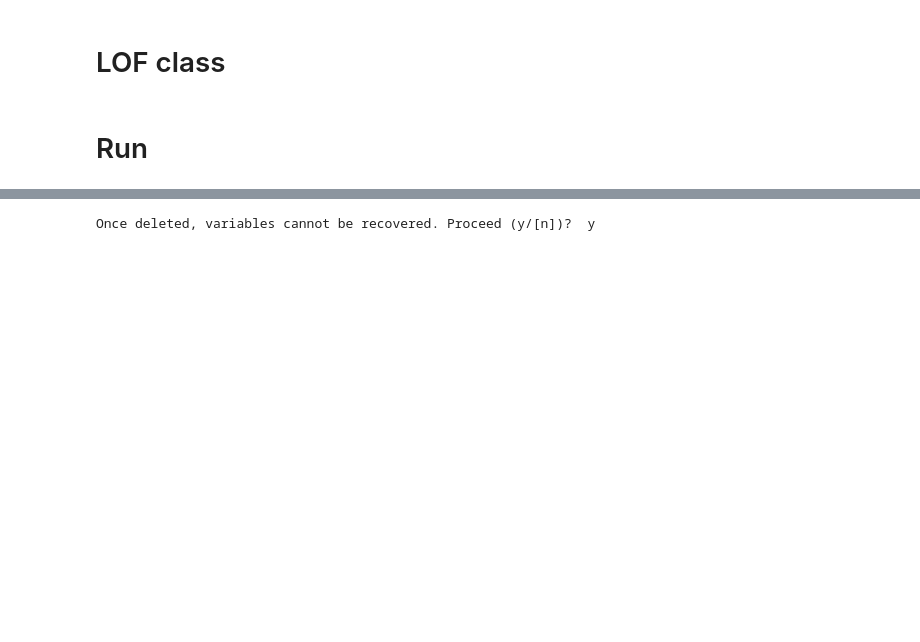
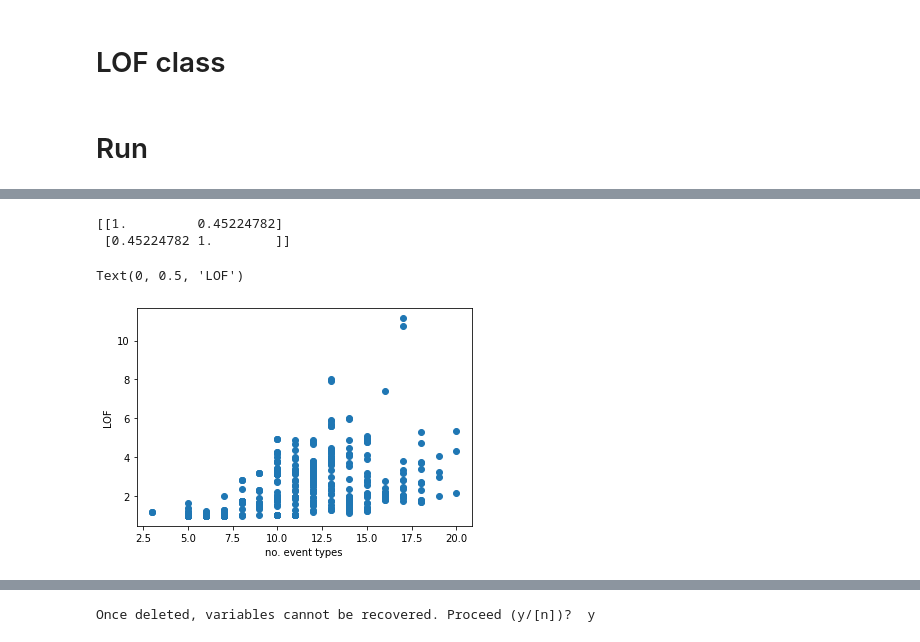
Before and after one commit to maalevo/MT_Experiments, a Jupyter notebook: LOF_v1.ipynb, the cells around one changed output, grey strips where cells are left out. Cells and saved outputs as stored; diff of their text form; code cells hidden in the pictures; blank space fills up the shorter version.

```diff
--- a/LOF_v1.ipynb
+++ b/LOF_v1.ipynb
@@ -305,0 +403,12 @@ for t in range(100):
+# %%
+# LOF vs no. activities
+
+print(np.corrcoef(e_types, res))
+plt.scatter(e_types, res)
+plt.xlabel("no. event types")
+plt.ylabel("LOF")
+# %% [output]
+[[1.         0.45224782]
+ [0.45224782 1.        ]]
+Text(0, 0.5, 'LOF')
+[figure, added]
```
Also changed, not shown: parts of 21 cells of this notebook, 2 other files.
